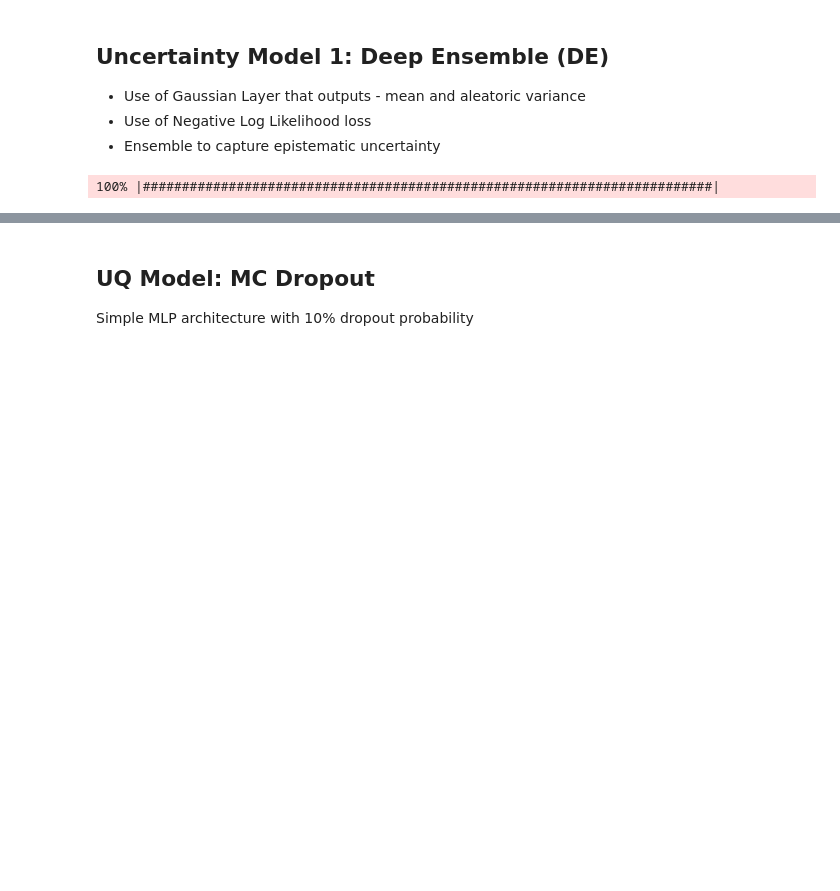
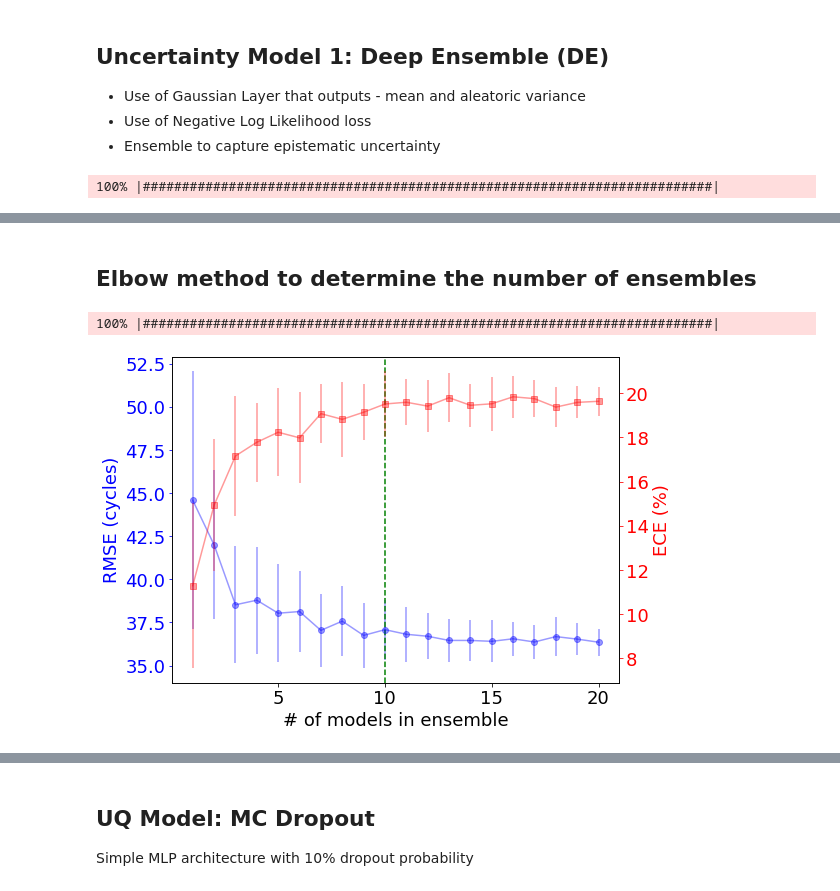
Before and after one commit to VNemani14/UQ_ML_Tutorial, a Jupyter notebook: Case_study_2/UQ_models_train_evaluate_Final.ipynb, the cells around one changed output, grey strips where cells are left out. Cells and saved outputs as stored; diff of their text form; code cells hidden in the pictures; blank space fills up the shorter version.

```diff
--- a/Case_study_2/UQ_models_train_evaluate_Final.ipynb
+++ b/Case_study_2/UQ_models_train_evaluate_Final.ipynb
@@ -431 +470,61 @@ plt.legend()
+# %% [markdown]
+## Elbow method to determine the number of ensembles
+# %%
+# First let us do a single run
+# Create 40 models and select 30 based on training error
+prediction_fns, train_rmse = [], []
+nmodels = 60
+nepochs = 1200
+
+pbar=ProgressBar()
+for i in pbar(range(nmodels)):
+    my_func = generate_trained_DEmodel(Xtrain_norm, Ytrain_norm, nepochs, actfn = 'tanh')
+    train_rmse.append(get_rmse(Ytrain, (my_func(Xtrain_norm)[0])*np.max(Ytrain)))
+    prediction_fns.append(my_func)
+
+nmodels_select = 40
+final_DE_fns = []
+for i in range(nmodels_select):
+    final_DE_fns.append(prediction_fns[np.argsort(train_rmse)[:nmodels_select][i]])
+# %% [output]
+100% |#########################################################################|
+# %%
+global_rmse = np.zeros((35,20))
+global_ece = np.zeros((35,20))
+for iteration in range(35):
+    for nensemble in range(1,21):
+        result_df = pd.DataFrame(Ytrain, columns = ['True'])
+        count = 0
+        for model_no in random.sample(list(np.arange(30)),nensemble):
+            result_df["DE_mu_"+str(count)] = (final_DE_fns[model_no](Xtrain_norm)[0])*np.max(Ytrain)
+            result_df["DE_sigma_"+str(count)] = (np.sqrt(final_DE_fns[model_no](Xtrain_norm)[1]))*np.max(Ytrain)
+            count = count+1
+
+        result_df = get_ensemble(result_df, "DE", nensemble)
+        global_rmse[iteration, nensemble-1]=get_rmse(result_df['True'], result_df['DE_mu_eff'])
+        exp_CI, CI_DE, global_ece[iteration, nensemble-1] = get_confidence_interval(result_df['True'].values,
+                                       result_df['DE_mu_eff'].values,
+                                       result_df['DE_sigma_eff'].values)
+# %%
+fig, ax = plt.subplots(1,1,figsize=(8, 6))
+myax=ax
+myax.errorbar(range(1,21), np.mean(global_rmse, axis = 0),
+                 yerr = np.std(global_rmse, axis = 0), linestyle='-',
+                 fmt='o', color='blue', alpha = 0.4, label='RMSE')
+myax.axvline(10, linestyle='--',color = 'green', linewidth = 1.5)
+myax.set_xlabel('# of models in ensemble')
+myax.set_ylabel('RMSE (cycles)')
+myax.yaxis.label.set_color('blue')
+myax.tick_params(axis='y', colors='blue')
+
+myax=ax.twinx()
+myax.errorbar(range(1,21), np.mean(global_ece, axis = 0),
+                 yerr = np.std(global_ece, axis = 0), linestyle='-',
+                 fmt='s', color='red', alpha = 0.4, label='ECE')
+myax.yaxis.label.set_color('red')
+myax.tick_params(axis='y', colors='red')
+myax.set_ylabel('ECE (%)')
+fig.savefig("figs/elbow_ensemble.jpg")
+# %% [output]
+[figure, added]
 # %% [markdown]
```
Also changed, not shown: parts of 39 cells of this notebook.
